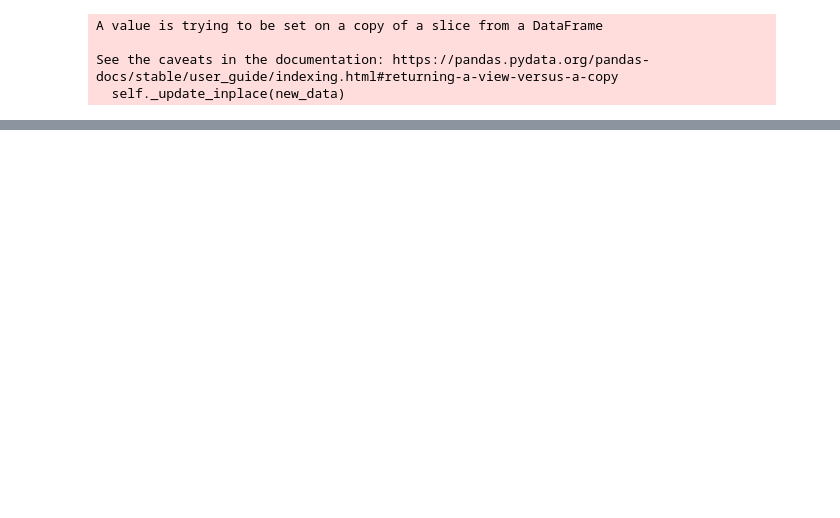
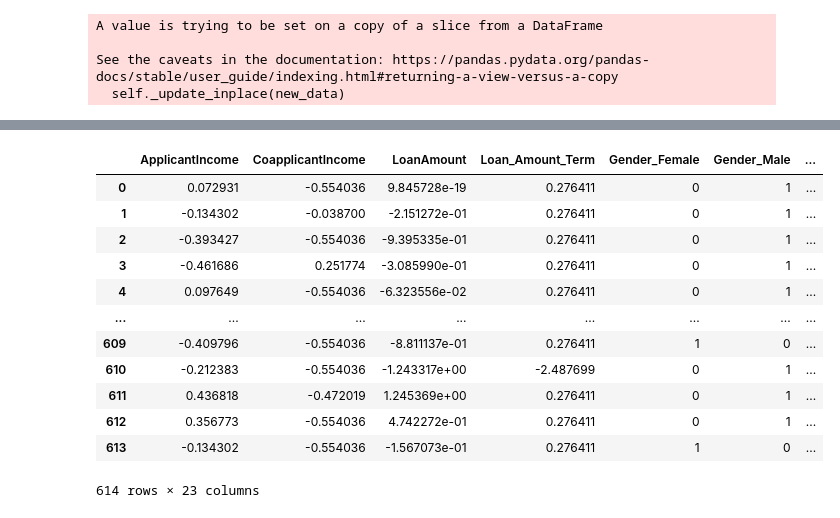
Before and after one commit to mawada-sweis/Loan-prediction-dataset, a Jupyter notebook: data_cleaning.ipynb, the cells around one changed output, grey strips where cells are left out. Cells and saved outputs as stored; diff of their text form; code cells hidden in the pictures; blank space fills up the shorter version.

```diff
--- a/data_cleaning.ipynb
+++ b/data_cleaning.ipynb
@@ -87,0 +173,3 @@ train_cetagory = train_data.select_dtypes(include=cetagory)
+# %%
+for col in train_numaric.columns:
+    train_data[col] = train_data[col].fillna(train_data[col].mean())
@@ -124,5 +231,5 @@ category_missing = ['Gender', 'Dependents', 'Self_Employed']
 # %%
-for i in category_missing:
+for i in train_cetagory.columns:
     frequency = train_cetagory[i].mode()[0]
     train_cetagory[i].fillna(frequency, inplace=True)
 # %% [output]
@@ -170,0 +296,9 @@ dtype: int64
+# %%
+# perform one-hot encoding on columns
+one_hot =  pd.get_dummies(train_cetagory, columns = train_cetagory.columns)
+
+# merge one-hot encoded columns with original DataFrame
+train_data = train_data.join(one_hot)
+
+# Drop the Original Categorical Variable
+train_data = train_data.drop(train_cetagory.columns, axis=1)
@@ -170,0 +316,16 @@ dtype: int64
+# %%
+train_data
+# %% [output]
+|  | ApplicantIncome | CoapplicantIncome | LoanAmount | Loan_Amount_Term | Gender_Female | Gender_Male | ... |
+| 0 | 0.072931 | -0.554036 | 9.845728e-19 | 0.276411 | 0 | 1 | ... |
+| 1 | -0.134302 | -0.038700 | -2.151272e-01 | 0.276411 | 0 | 1 | ... |
+| 2 | -0.393427 | -0.554036 | -9.395335e-01 | 0.276411 | 0 | 1 | ... |
+| 3 | -0.461686 | 0.251774 | -3.085990e-01 | 0.276411 | 0 | 1 | ... |
+| 4 | 0.097649 | -0.554036 | -6.323556e-02 | 0.276411 | 0 | 1 | ... |
+| ... | ... | ... | ... | ... | ... | ... | ... |
+| 609 | -0.409796 | -0.554036 | -8.811137e-01 | 0.276411 | 1 | 0 | ... |
+| 610 | -0.212383 | -0.554036 | -1.243317e+00 | -2.487699 | 0 | 1 | ... |
+| 611 | 0.436818 | -0.472019 | 1.245369e+00 | 0.276411 | 0 | 1 | ... |
+| 612 | 0.356773 | -0.554036 | 4.742272e-01 | 0.276411 | 0 | 1 | ... |
+| 613 | -0.134302 | -0.554036 | -1.567073e-01 | 0.276411 | 1 | 0 | ... |
+614 rows × 23 columns
```
Also changed, not shown: parts of 33 cells of this notebook.
